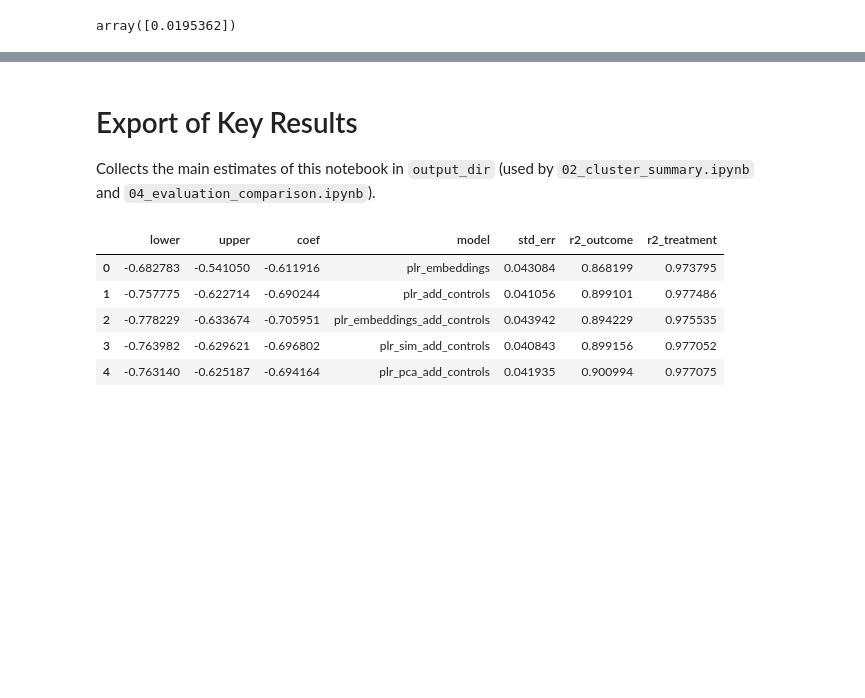
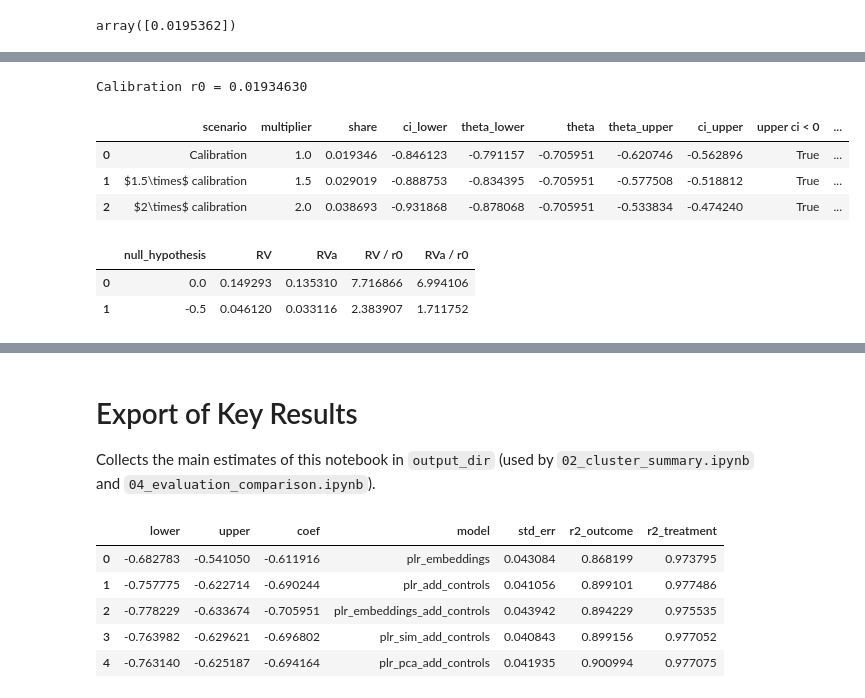
Before and after one commit to JanTeichertKluge/demand-analysis-repro, a Jupyter notebook: gemma/outputs/04_evaluation_comparison/gemma_txtimg_dim768/04_evaluation.ipynb, the cells around one changed output, grey strips where cells are left out. Cells and saved outputs as stored; diff of their text form; code cells hidden in the pictures; blank space fills up the shorter version.

```diff
--- a/gemma/outputs/04_evaluation_comparison/gemma_txtimg_dim768/04_evaluation.ipynb
+++ b/gemma/outputs/04_evaluation_comparison/gemma_txtimg_dim768/04_evaluation.ipynb
@@ -1541,0 +1558,62 @@ strong $(.05, .05)$ & -0.806 & -0.751 & -0.706 & -0.661 & -0.604 \\
+# %%
+r0 = float(np.squeeze(scaled_implied_RV))
+print(f"Calibration r0 = {r0:.8f}")
+
+multipliers = [1.0, 1.5, 2.0]
+scenario_names = ["Calibration", "$1.5\\times$ calibration", "$2\\times$ calibration"]
+
+rows = []
+for scenario, m in zip(scenario_names, multipliers):
+    share = m * r0
+    plr_obj.sensitivity_analysis(
+        cf_y=share, cf_d=share, rho=1.0, level=confidence_level, null_hypothesis=0.0
+    )
+    rows.append(
+        {
+            "scenario": scenario,
+            "multiplier": m,
+            "share": share,
+            "ci_lower": plr_obj.sensitivity_params["ci"]["lower"][0],
+            "theta_lower": plr_obj.sensitivity_params["theta"]["lower"][0],
+            "theta": plr_obj.coef[0],
+            "theta_upper": plr_obj.sensitivity_params["theta"]["upper"][0],
+            "ci_upper": plr_obj.sensitivity_params["ci"]["upper"][0],
+        }
+    )
+df_sensitivity_calibrated = pd.DataFrame(rows)
+df_sensitivity_calibrated["upper ci < 0"] = df_sensitivity_calibrated["ci_upper"] < 0
+df_sensitivity_calibrated["upper ci < -0.5"] = df_sensitivity_calibrated["ci_upper"] < -0.5
+df_sensitivity_calibrated.to_csv(os.path.join(output_dir, "sensitivity_calibrated.csv"), index=False)
+df_sensitivity_calibrated
+# %% [output]
+Calibration r0 = 0.01934630
+|  | scenario | multiplier | share | ci_lower | theta_lower | theta | theta_upper | ci_upper | upper ci < 0 | ... |
+| 0 | Calibration | 1.0 | 0.019346 | -0.846123 | -0.791157 | -0.705951 | -0.620746 | -0.562896 | True | ... |
+| 1 | $1.5\times$ calibration | 1.5 | 0.029019 | -0.888753 | -0.834395 | -0.705951 | -0.577508 | -0.518812 | True | ... |
+| 2 | $2\times$ calibration | 2.0 | 0.038693 | -0.931868 | -0.878068 | -0.705951 | -0.533834 | -0.474240 | True | ... |
+# %%
+# Robustness values (rho = 1): equal-strength share at which the bias bound (RV) or the
+# confidence bound (RVa) reaches the null hypothesis
+robustness_values = []
+for null_hypothesis in [0.0, -0.5]:
+    plr_obj.sensitivity_analysis(
+        cf_y=r0, cf_d=r0, rho=1.0, level=confidence_level, null_hypothesis=null_hypothesis
+    )
+    rv = plr_obj.sensitivity_params["rv"][0]
+    rva = plr_obj.sensitivity_params["rva"][0]
+    robustness_values.append(
+        {
+            "null_hypothesis": null_hypothesis,
+            "RV": rv,
+            "RVa": rva,
+            "RV / r0": rv / r0,
+            "RVa / r0": rva / r0,
+        }
+    )
+df_robustness_values = pd.DataFrame(robustness_values)
+df_robustness_values.to_csv(os.path.join(output_dir, "sensitivity_robustness_values.csv"), index=False)
+df_robustness_values
+# %% [output]
+|  | null_hypothesis | RV | RVa | RV / r0 | RVa / r0 |
+| 0 | 0.0 | 0.149293 | 0.135310 | 7.716866 | 6.994106 |
+| 1 | -0.5 | 0.046120 | 0.033116 | 2.383907 | 1.711752 |
```
Also changed, not shown: parts of 19 cells of this notebook, 11 other files.
